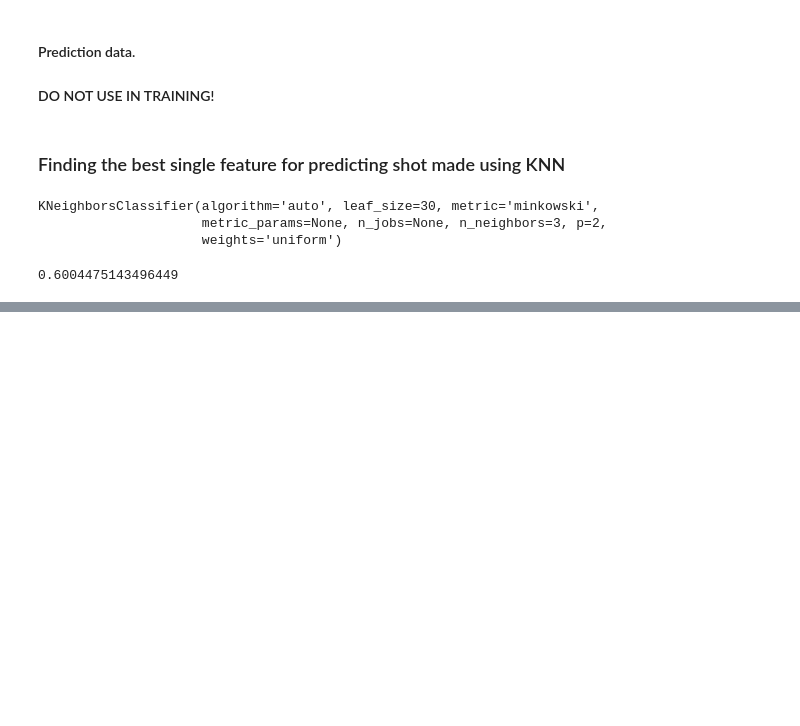
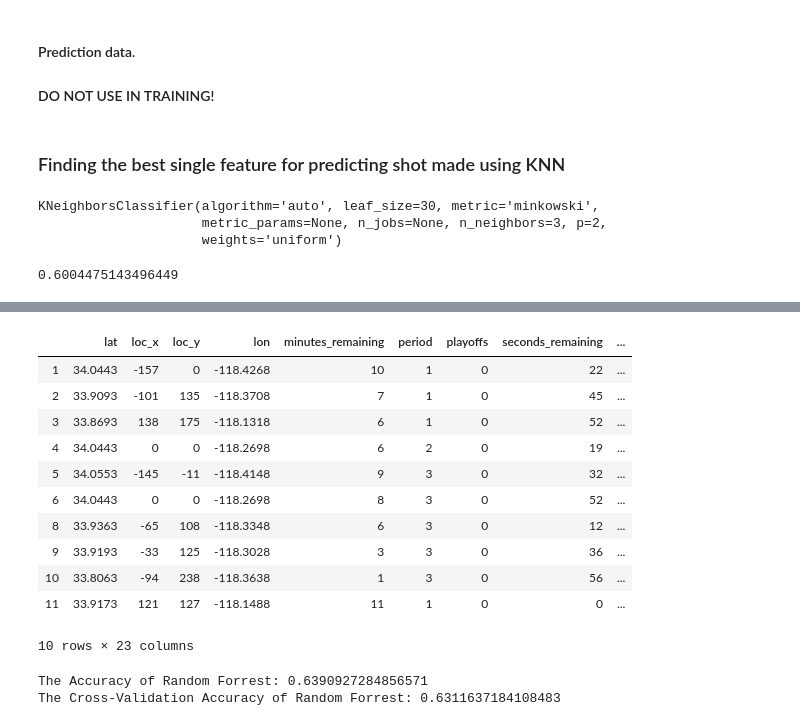
Before and after one commit to johntahod/KobeBryant_ShotSelection, a Jupyter notebook: KobeBryant_DataSci.ipynb, the cells around one changed output, grey strips where cells are left out. Drawn from its saved outputs; the diff is of its cells as text; code cells hidden in the pictures; blank space fills up the shorter version.

```diff
--- a/KobeBryant_DataSci.ipynb
+++ b/KobeBryant_DataSci.ipynb
@@ -238,0 +241,24 @@ print(accuracy)
+# %%
+from warnings import simplefilter # I imported this because I get warning whenever I ran the algorithm
+simplefilter(action='ignore', category=FutureWarning) # so I want to take it out instead
+from sklearn.model_selection import train_test_split
+from sklearn.metrics import accuracy_score
+from sklearn.model_selection import cross_val_score
+from sklearn import metrics
+import matplotlib.pyplot as plt
+from sklearn.ensemble import RandomForestClassifier
+RandomForest = RandomForestClassifier(n_estimators=19, bootstrap=True, random_state=2)
+# %%
+# Filtering the data
+feature_cols = list(final.columns.values)
+X = final[feature_cols].dropna()
+X = X.drop('shot_made_flag', axis = 'columns')
+Y = final['shot_made_flag'].dropna()
+# %%
+# Split the data, might need some adjustment on this
+X_train, X_test, Y_train, Y_test = train_test_split(X,Y, test_size = 0.35, random_state = 3)
+# %%
+# Filtering out the best features for RandomForest using SelectFromModel in sklearn library
+from sklearn.feature_selection import SelectFromModel
+fslect = SelectFromModel(RandomForest)
+fslect.fit(X_train, Y_train)
@@ -238,0 +300,18 @@ print(accuracy)
+# %%
+# new X with best features selected from previously X features table
+best_features = X_train.columns[(fslect.get_support())]
+X_best = X[best_features]
+X_best.head(10)
+# %% [output]
+|  | lat | loc_x | loc_y | lon | minutes_remaining | period | playoffs | seconds_remaining | ... |
+| 1 | 34.0443 | -157 | 0 | -118.4268 | 10 | 1 | 0 | 22 | ... |
+| 2 | 33.9093 | -101 | 135 | -118.3708 | 7 | 1 | 0 | 45 | ... |
+| 3 | 33.8693 | 138 | 175 | -118.1318 | 6 | 1 | 0 | 52 | ... |
+| 4 | 34.0443 | 0 | 0 | -118.2698 | 6 | 2 | 0 | 19 | ... |
+| 5 | 34.0553 | -145 | -11 | -118.4148 | 9 | 3 | 0 | 32 | ... |
+| 6 | 34.0443 | 0 | 0 | -118.2698 | 8 | 3 | 0 | 52 | ... |
+| 8 | 33.9363 | -65 | 108 | -118.3348 | 6 | 3 | 0 | 12 | ... |
+| 9 | 33.9193 | -33 | 125 | -118.3028 | 3 | 3 | 0 | 36 | ... |
+| 10 | 33.8063 | -94 | 238 | -118.3638 | 1 | 3 | 0 | 56 | ... |
+| 11 | 33.9173 | 121 | 127 | -118.1488 | 11 | 1 | 0 | 0 | ... |
+10 rows × 23 columns
@@ -238,0 +321,13 @@ print(accuracy)
+# %%
+# Random Forrest Algorithm
+RandomForest.fit(X_train, Y_train)
+Y_predict = RandomForest.predict(X_test)
+Accuracy = accuracy_score(Y_test, Y_predict)
+RF = RandomForestClassifier()
+treeaccuracy_list = cross_val_score(RF, X_best, Y, cv = 10, scoring = 'accuracy')
+treeaccuracy_cv = treeaccuracy_list.mean()
+print('The Accuracy of Random Forrest:',Accuracy)
+print('The Cross-Validation Accuracy of Random Forrest:',treeaccuracy_cv)
+# %% [output]
+The Accuracy of Random Forrest: 0.6390927284856571
+The Cross-Validation Accuracy of Random Forrest: 0.6311637184108483
```
Also changed, not shown: parts of 4 cells of this notebook, 1 other file.
